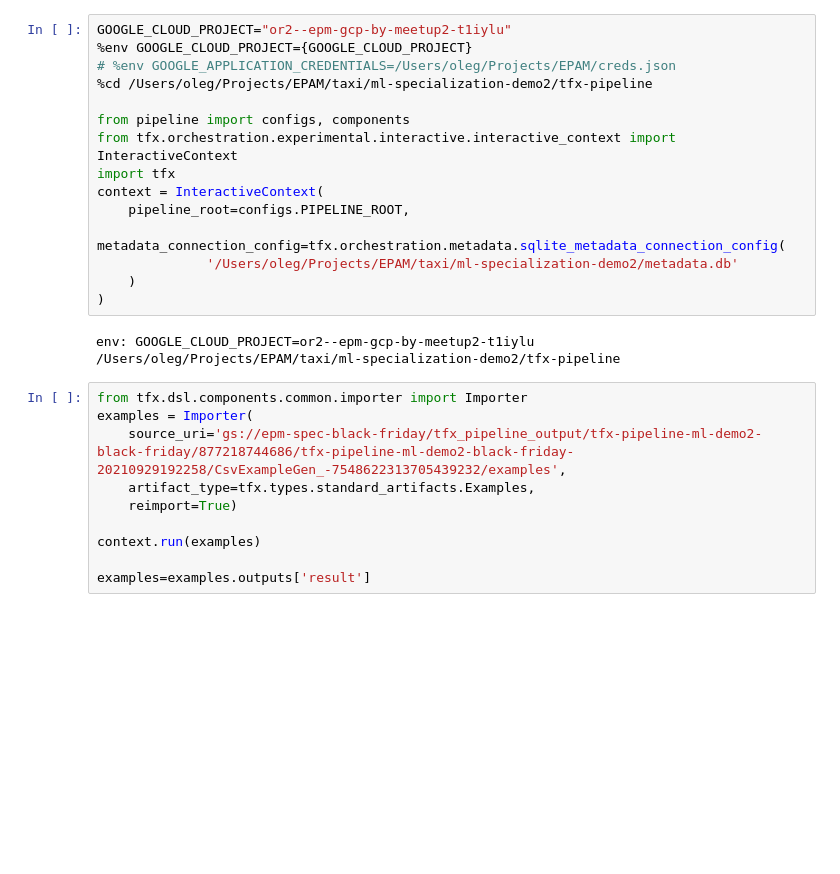
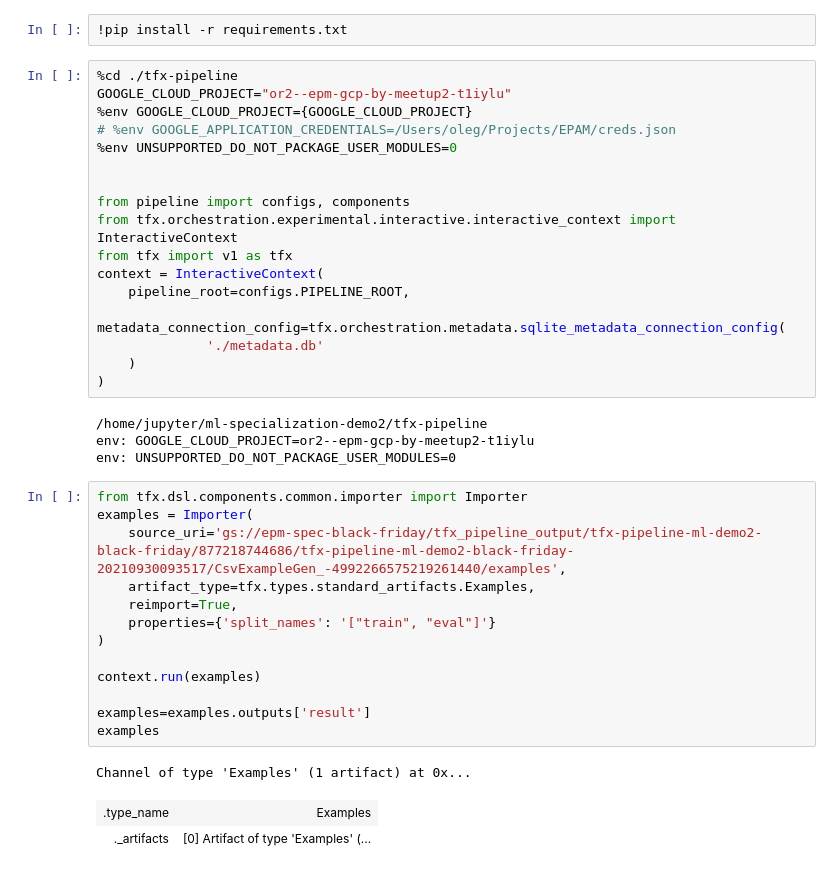
Before and after one commit to pilipenok/ml-specialization-demo2, a Jupyter notebook: sandbox.ipynb, the cells around one changed output. Cells and saved outputs as stored; diff of their text form; blank space fills up the shorter version.

```diff
--- a/sandbox.ipynb
+++ b/sandbox.ipynb
@@ -1,31 +1,43 @@
+# %%
+!pip install -r requirements.txt
 # %%
+%cd ./tfx-pipeline
 GOOGLE_CLOUD_PROJECT="or2--epm-gcp-by-meetup2-t1iylu"
 %env GOOGLE_CLOUD_PROJECT={GOOGLE_CLOUD_PROJECT}
 # %env GOOGLE_APPLICATION_CREDENTIALS=/Users/oleg/Projects/EPAM/creds.json
-%cd /Users/oleg/Projects/EPAM/taxi/ml-specialization-demo2/tfx-pipeline
+%env UNSUPPORTED_DO_NOT_PACKAGE_USER_MODULES=0
+
 
 from pipeline import configs, components
 from tfx.orchestration.experimental.interactive.interactive_context import InteractiveContext
-import tfx
+from tfx import v1 as tfx
 context = InteractiveContext(
     pipeline_root=configs.PIPELINE_ROOT,
     metadata_connection_config=tfx.orchestration.metadata.sqlite_metadata_connection_config(
-              '/Users/oleg/Projects/EPAM/taxi/ml-specialization-demo2/metadata.db'
+              './metadata.db'
     )
 )
 # %% [output]
+/home/jupyter/ml-specialization-demo2/tfx-pipeline
 env: GOOGLE_CLOUD_PROJECT=or2--epm-gcp-by-meetup2-t1iylu
-/Users/oleg/Projects/EPAM/taxi/ml-specialization-demo2/tfx-pipeline
+env: UNSUPPORTED_DO_NOT_PACKAGE_USER_MODULES=0
 # %%
 from tfx.dsl.components.common.importer import Importer
 examples = Importer(
-    source_uri='gs://epm-spec-black-friday/tfx_pipeline_output/tfx-pipeline-ml-demo2-black-friday/877218744686/tfx-pipeline-ml-demo2-black-friday-20210929192258/CsvExampleGen_-7548622313705439232/examples',
+    source_uri='gs://epm-spec-black-friday/tfx_pipeline_output/tfx-pipeline-ml-demo2-black-friday/877218744686/tfx-pipeline-ml-demo2-black-friday-20210930093517/CsvExampleGen_-4992266575219261440/examples',
     artifact_type=tfx.types.standard_artifacts.Examples,
-    reimport=True)
+    reimport=True,
+    properties={'split_names': '["train", "eval"]'}
+)
 
 context.run(examples)
 
 examples=examples.outputs['result']
+examples
+# %% [output]
+Channel of type 'Examples' (1 artifact) at 0x...
+| .type_name | Examples |
+| ._artifacts | [0] Artifact of type 'Examples' (... |
 # %%
 trainer = components.trainer_vertex(
     examples=examples,
```
Also changed, not shown: parts of 1 cell of this notebook, 5 other files.
